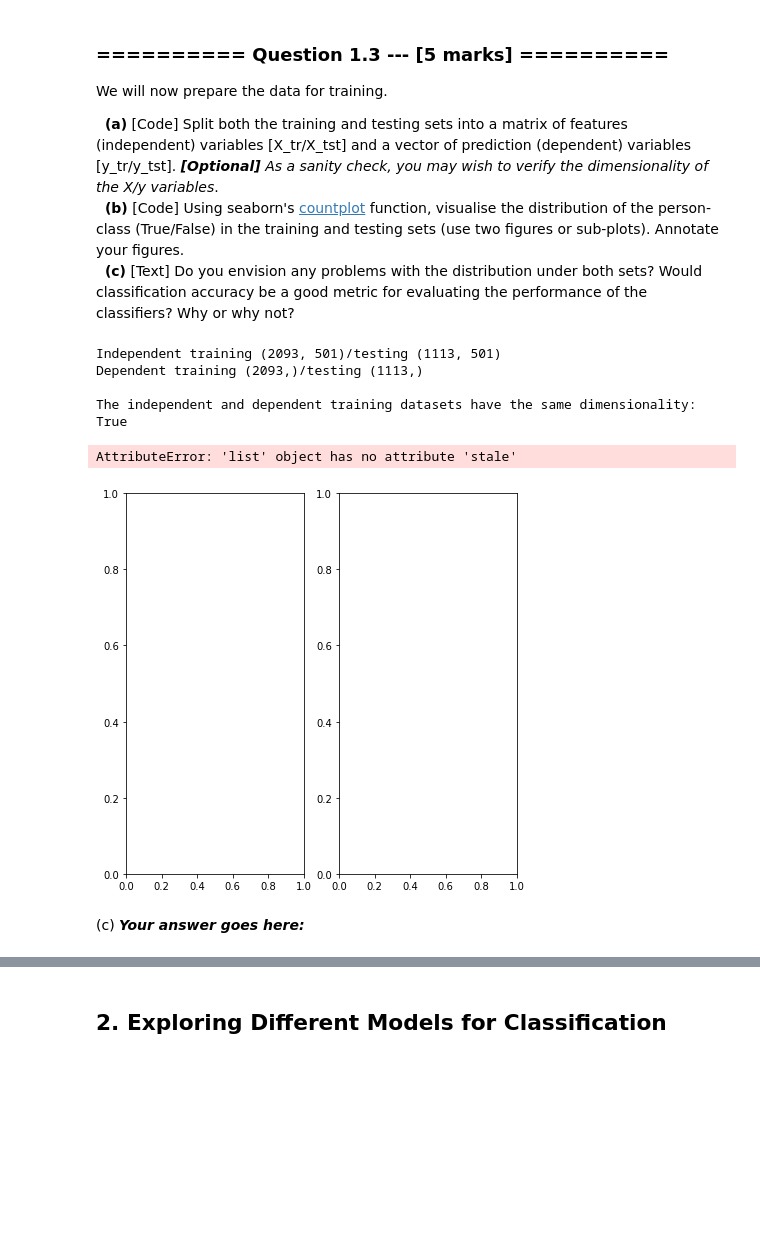
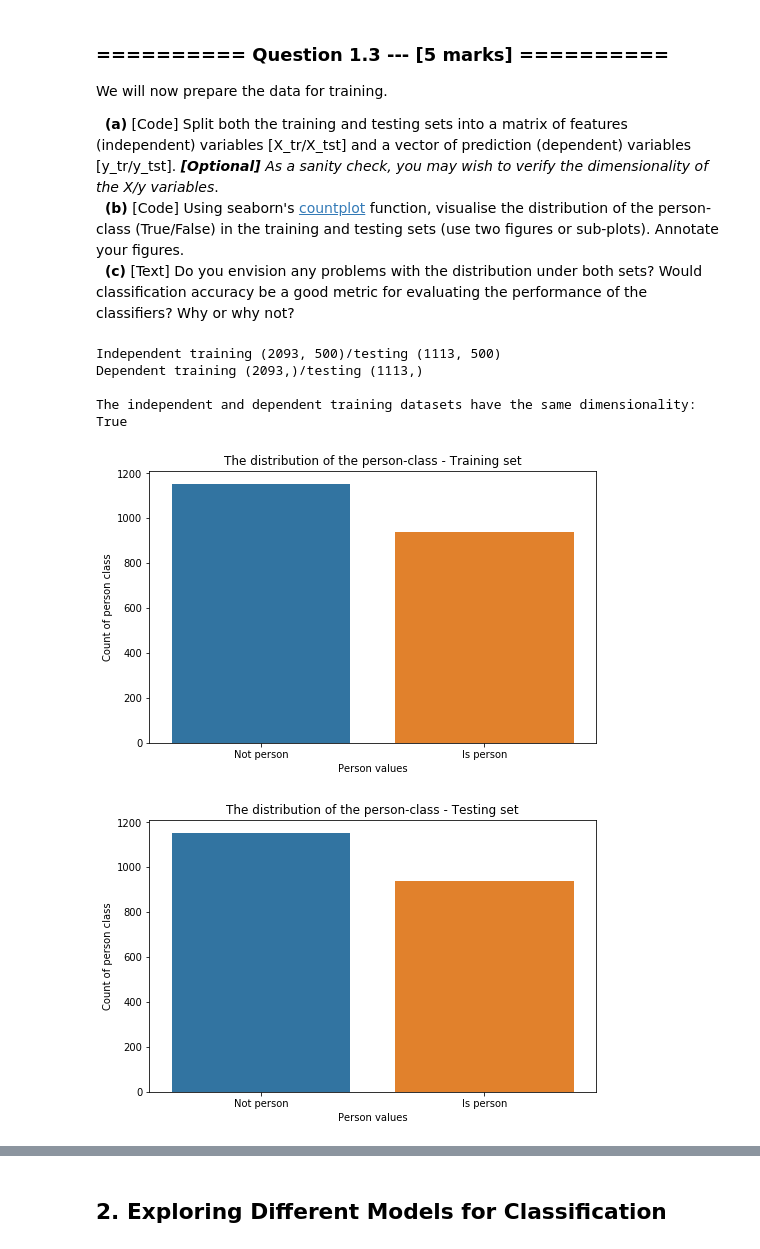
Before and after one commit to ZeroSum24/IAML2018, a Jupyter notebook: Assignments/03_A_ObjectRecognition.ipynb, the cells around one changed output, grey strips where cells are left out. Cells and saved outputs as stored; diff of their text form; code cells hidden in the pictures; blank space fills up the shorter version.

```diff
--- a/Assignments/03_A_ObjectRecognition.ipynb
+++ b/Assignments/03_A_ObjectRecognition.ipynb
@@ -150,7 +154,7 @@ indx_lst = []
 # Building a list of any features that are not visual features and are not the is_person attribute
 for attribute in images_A_Train.columns:
     # ensuring attribute is not a visual feature, and that it is not is_person
-    if attribute[0:2] =="is" and attribute != "is_person":
+    if attribute[0:2] =="is" and attribute != "is_person" or attribute=="imgId":
         indx_lst.append(attribute)
 
 # dropping collected attributes and updating the dataset
@@ -206,7 +212,7 @@ indx_lst = []
 # Building a list of any features that are not visual features and are not the is_person attribute
 for attribute in images_A_Test.columns:
     # ensuring attribute is not a visual feature, and that it is not is_person
-    if attribute[0:2] =="is" and attribute != "is_person":
+    if attribute[0:2] =="is" and attribute != "is_person" or attribute=="imgId":
         indx_lst.append(attribute)
 
 # dropping collected attributes and updating the dataset
@@ -264,21 +274,39 @@ print("Dependent training {0}/testing {1}".format(y_tr.shape, y_tst.shape))
 dimen_check = (X_tr.shape[0] == y_tr.shape[0]) and (X_tst.shape[0] == y_tst.shape[0])
 print("\nThe independent and dependent training datasets have the same dimensionality: {0}".format(dimen_check))
 # %% [output]
-Independent training (2093, 501)/testing (1113, 501)
+Independent training (2093, 500)/testing (1113, 500)
 Dependent training (2093,)/testing (1113,)
 
 The independent and dependent training datasets have the same dimensionality: True
-# %%
-# (b) # Visualising the distribution of the person-class (True/False) in the training and testing sets:
-
-f, axes = plt.subplots(1, 2, figsize=(7, 7), sharex=True)
-
-sns.countplot(x=y_tr, data=images_A_Train, axes=[0,0])
-sns.countplot(x=y_tst, data=images_A_Test, axes=[0,1])
-
-plt.show()
-# %% [output]
-AttributeError: 'list' object has no attribute 'stale'
-[figure, removed]
-# %% [markdown]
-(c) ***Your answer goes here:***
+# %%
+# (b) # Visualising the distribution of the person-class (True/False) in the training and testing sets:
+
+# Plotting the first countplot of the training set
+plt.figure(figsize=(8,5))
+sns.countplot(x=y_tr, data=images_A_Train)
+
+# Adding a title and labels
+plt.title("The distribution of the person-class - Training set")
+plt.xlabel('Person values')
+plt.ylabel('Count of person class')
+plt.xticks([0,1], ["Not person", "Is person"])
+
+# Displaying the graph
+plt.show()
+
+
+# Plotting the second countplot of the testing set
+plt.figure(figsize=(8,5))
+sns.countplot(x=y_tr, data=images_A_Test)
+
+# Adding a title and labels
+plt.title("The distribution of the person-class - Testing set")
+plt.xlabel('Person values')
+plt.ylabel('Count of person class')
+plt.xticks([0,1], ["Not person", "Is person"])
+
+# Displaying the graph
+plt.show()
+# %% [output]
+[figure, added]
+[figure, added]
```
Also changed, not shown: parts of 41 cells of this notebook.
